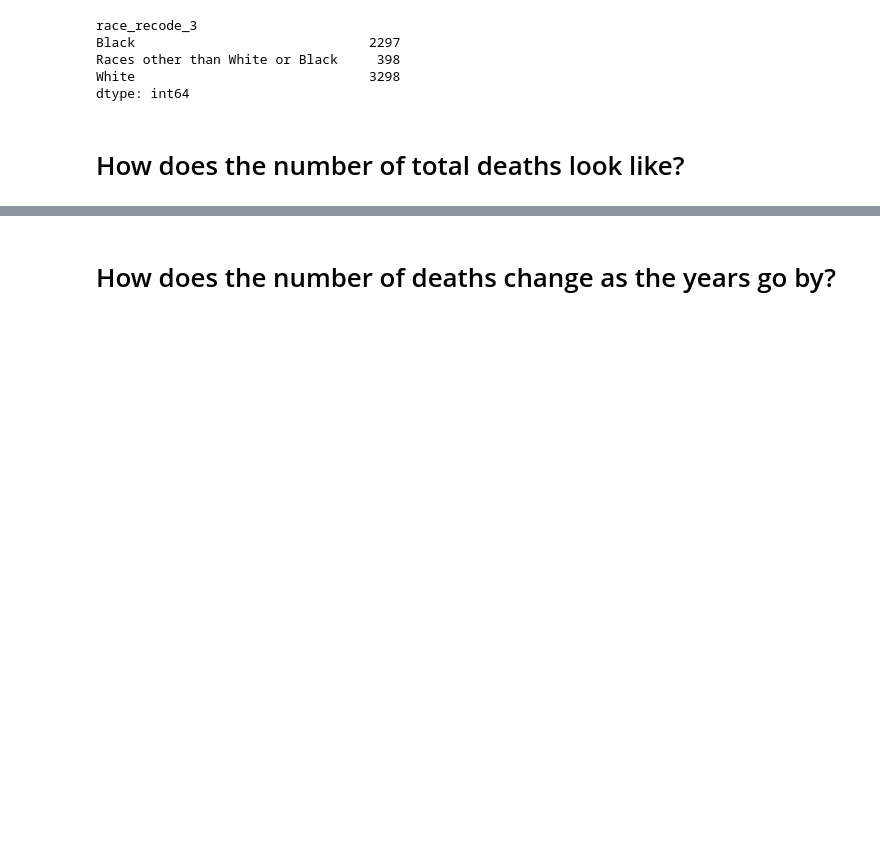
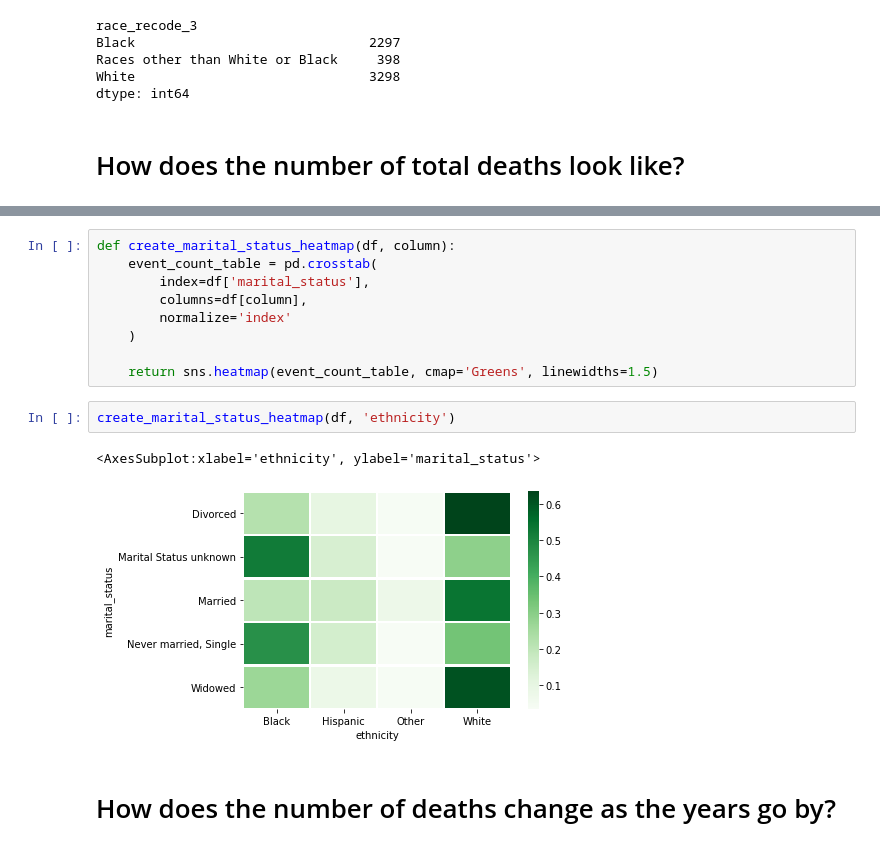
Before and after one commit to andrezafeu/maternal_mortality, a Jupyter notebook: EDA.ipynb, the cells around one changed output, grey strips where cells are left out. Drawn from its saved outputs; the diff is of its cells as text; blank space fills up the shorter version.

```diff
--- a/EDA.ipynb
+++ b/EDA.ipynb
@@ -209,3 +252,17 @@ df.groupby(df['ethnicity']).size().plot.bar(
+# %%
+def create_marital_status_heatmap(df, column):
+    event_count_table = pd.crosstab(
+        index=df['marital_status'],
+        columns=df[column],
+        normalize='index'
+    )
+
+    return sns.heatmap(event_count_table, cmap='Greens', linewidths=1.5)
+# %%
+create_marital_status_heatmap(df, 'ethnicity')
+# %% [output]
+<AxesSubplot:xlabel='ethnicity', ylabel='marital_status'>
+[figure, added]
 # %% [markdown]
 # How does the number of deaths change as the years go by?
 # %%
```
Also changed, not shown: parts of 18 cells of this notebook.
